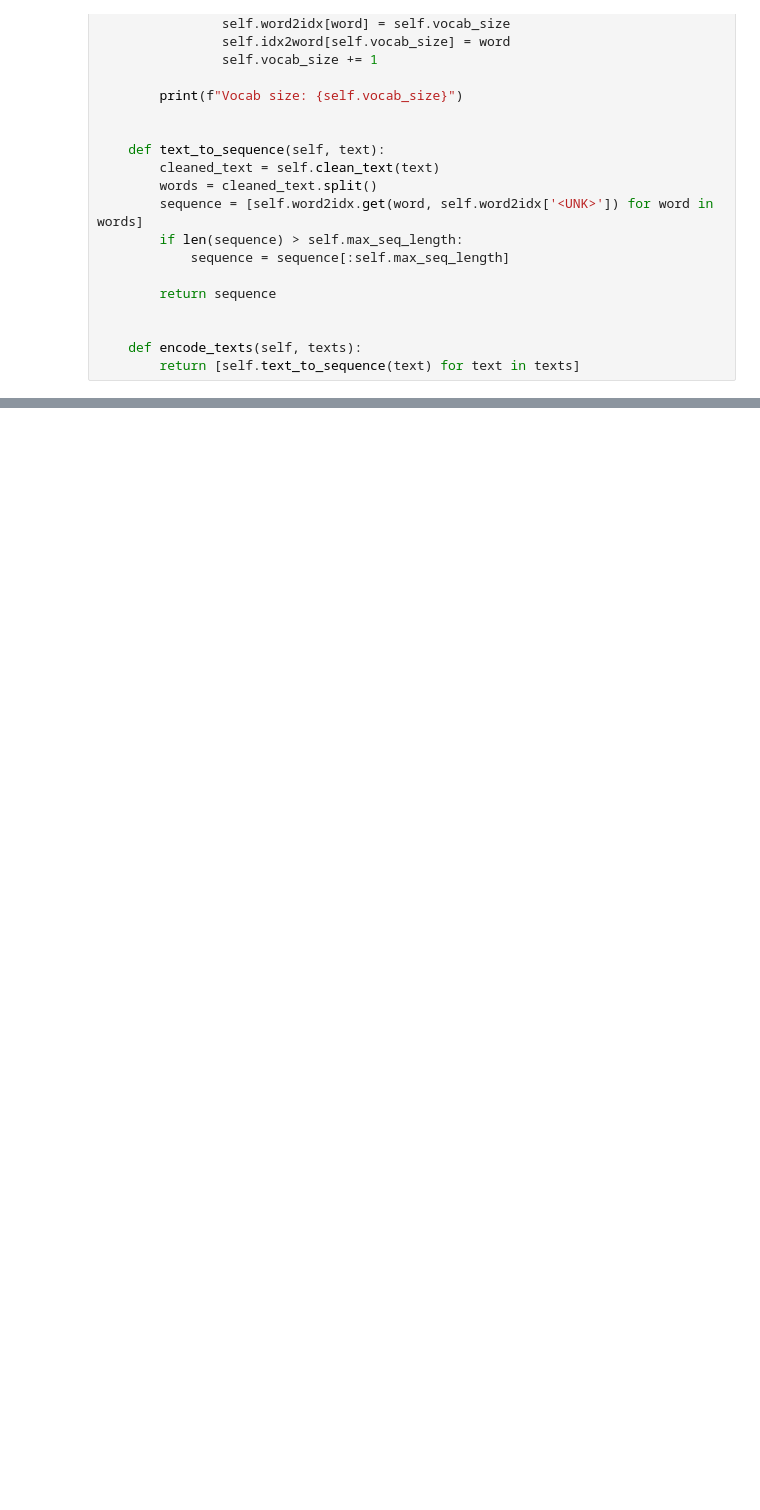
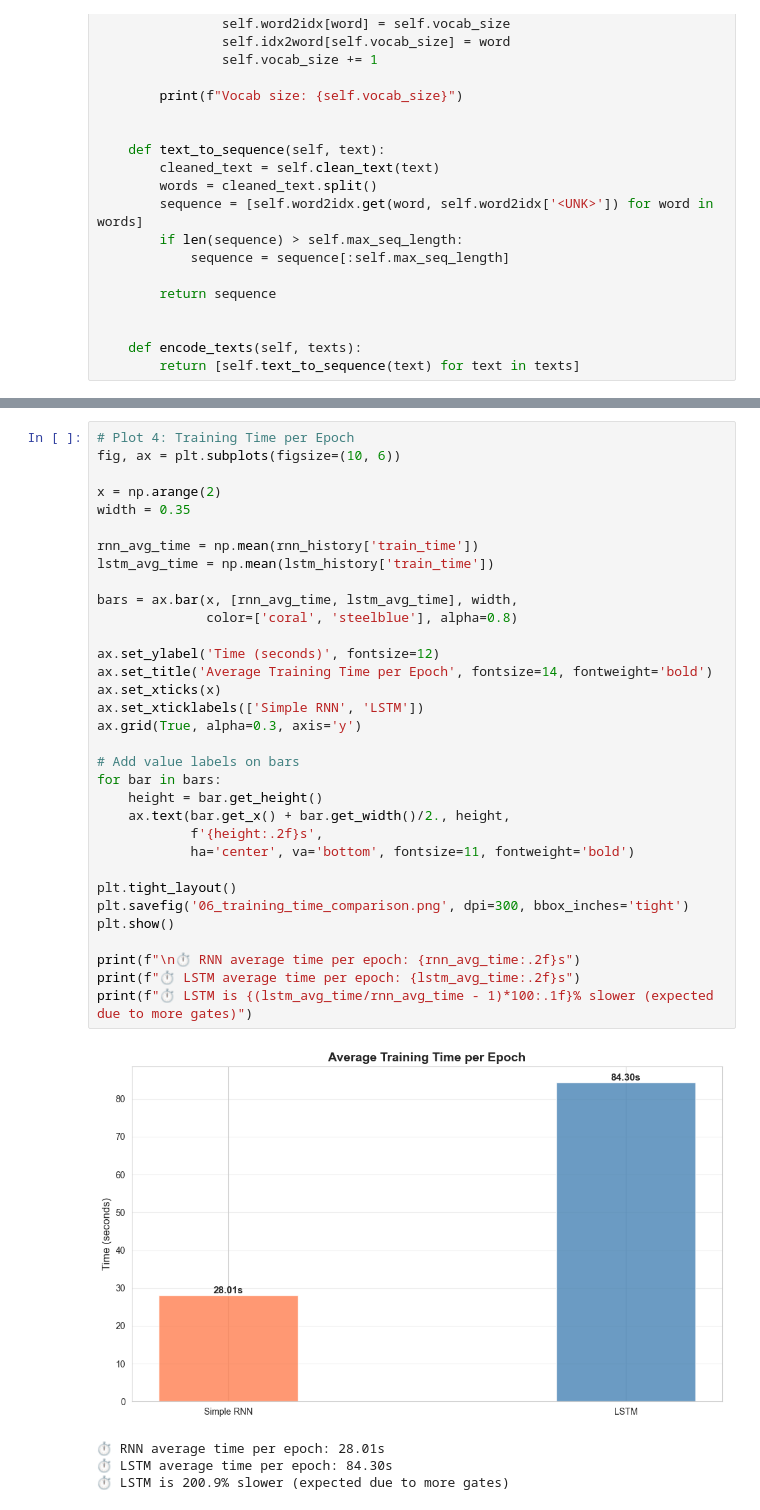
Before and after one commit to pxsa/GenAI4SDLC-, a Jupyter notebook: sentiment-analysis/mental-disorder.ipynb, the cells around one changed output, grey strips where cells are left out. Cells and saved outputs as stored; diff of their text form; blank space fills up the shorter version.

```diff
--- a/sentiment-analysis/mental-disorder.ipynb
+++ b/sentiment-analysis/mental-disorder.ipynb
@@ -238,0 +687,38 @@ Vocab size: 10000
+# %%
+# Plot 4: Training Time per Epoch
+fig, ax = plt.subplots(figsize=(10, 6))
+
+x = np.arange(2)
+width = 0.35
+
+rnn_avg_time = np.mean(rnn_history['train_time'])
+lstm_avg_time = np.mean(lstm_history['train_time'])
+
+bars = ax.bar(x, [rnn_avg_time, lstm_avg_time], width,
+              color=['coral', 'steelblue'], alpha=0.8)
+
+ax.set_ylabel('Time (seconds)', fontsize=12)
+ax.set_title('Average Training Time per Epoch', fontsize=14, fontweight='bold')
+ax.set_xticks(x)
+ax.set_xticklabels(['Simple RNN', 'LSTM'])
+ax.grid(True, alpha=0.3, axis='y')
+
+# Add value labels on bars
+for bar in bars:
+    height = bar.get_height()
+    ax.text(bar.get_x() + bar.get_width()/2., height,
+            f'{height:.2f}s',
+            ha='center', va='bottom', fontsize=11, fontweight='bold')
+
+plt.tight_layout()
+plt.savefig('06_training_time_comparison.png', dpi=300, bbox_inches='tight')
+plt.show()
+
+print(f"\n⏱️ RNN average time per epoch: {rnn_avg_time:.2f}s")
+print(f"⏱️ LSTM average time per epoch: {lstm_avg_time:.2f}s")
+print(f"⏱️ LSTM is {(lstm_avg_time/rnn_avg_time - 1)*100:.1f}% slower (expected due to more gates)")
+# %% [output]
+[figure, added]
+⏱️ RNN average time per epoch: 28.01s
+⏱️ LSTM average time per epoch: 84.30s
+⏱️ LSTM is 200.9% slower (expected due to more gates)
```
Also changed, not shown: parts of 23 cells of this notebook.
